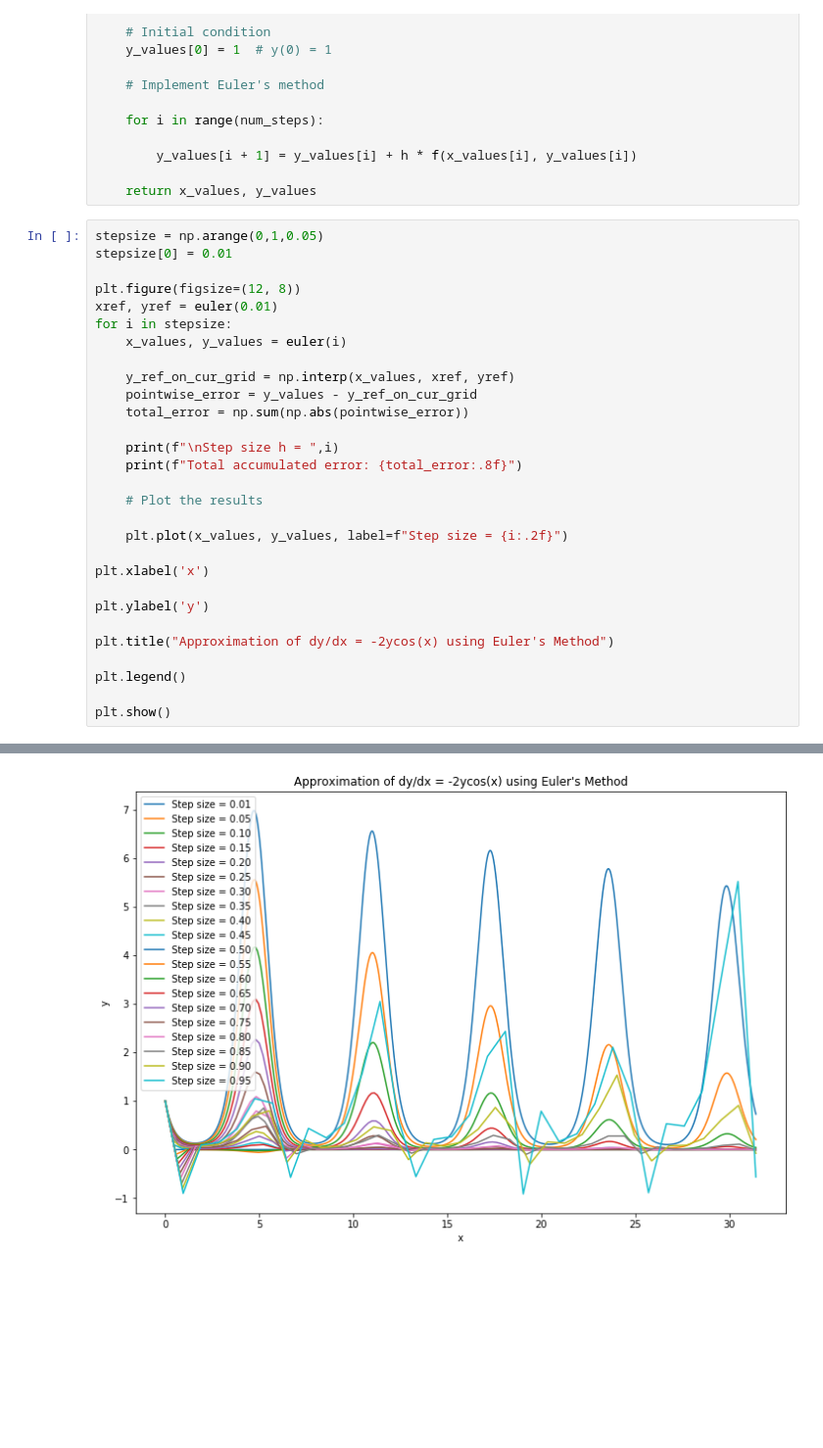
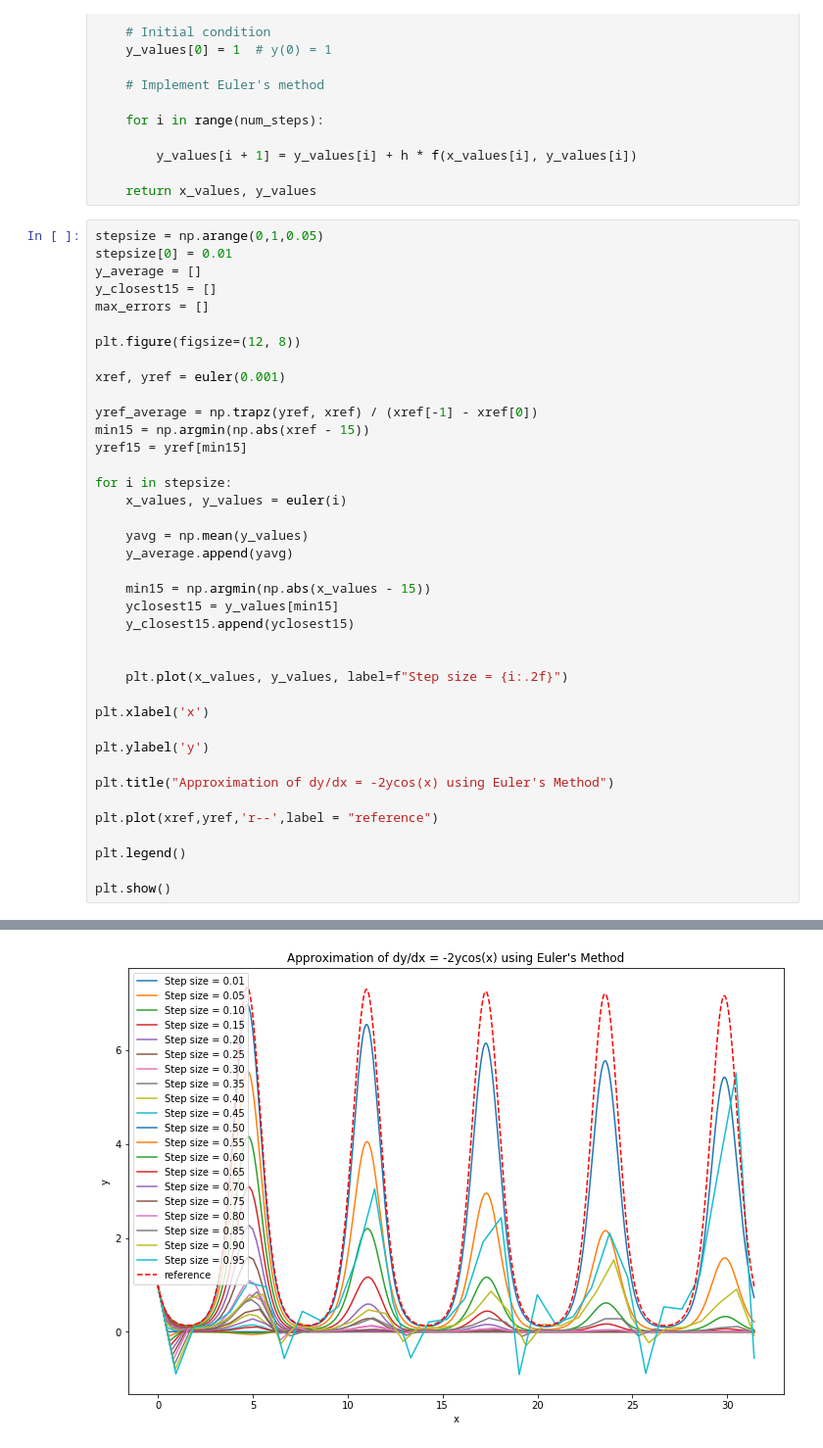
Before and after one commit to rithikabakshi/coe311k, a Jupyter notebook: homework/rb49258-HW7.ipynb, the cells around one changed output, grey strips where cells are left out. Shown at 98% size. Cells and saved outputs as stored; diff of their text form; blank space fills up the shorter version.

```diff
--- a/homework/rb49258-HW7.ipynb
+++ b/homework/rb49258-HW7.ipynb
@@ -28,20 +28,28 @@ def euler(step):
 # %%
 stepsize = np.arange(0,1,0.05)
 stepsize[0] = 0.01
+y_average = []
+y_closest15 = []
+max_errors = []
 
 plt.figure(figsize=(12, 8))
-xref, yref = euler(0.01)
+
+xref, yref = euler(0.001)
+
+yref_average = np.trapz(yref, xref) / (xref[-1] - xref[0])
+min15 = np.argmin(np.abs(xref - 15))
+yref15 = yref[min15]
+
 for i in stepsize:
     x_values, y_values = euler(i)
 
-    y_ref_on_cur_grid = np.interp(x_values, xref, yref)
-    pointwise_error = y_values - y_ref_on_cur_grid
-    total_error = np.sum(np.abs(pointwise_error))
+    yavg = np.mean(y_values)
+    y_average.append(yavg)
 
-    print(f"\nStep size h = ",i)
-    print(f"Total accumulated error: {total_error:.8f}")
+    min15 = np.argmin(np.abs(x_values - 15))
+    yclosest15 = y_values[min15]
+    y_closest15.append(yclosest15)
 
-    # Plot the results
 
     plt.plot(x_values, y_values, label=f"Step size = {i:.2f}")
 
@@ -51,6 +59,8 @@ plt.ylabel('y')
 
 plt.title("Approximation of dy/dx = -2ycos(x) using Euler's Method")
 
+plt.plot(xref,yref,'r--',label = "reference")
+
 plt.legend()
 
 plt.show()
@@ -75 +68 @@ Total accumulated error: 43.18818189
-[figure, old version]
+[figure, new version]
```
Also changed, not shown: parts of 4 cells of this notebook.
